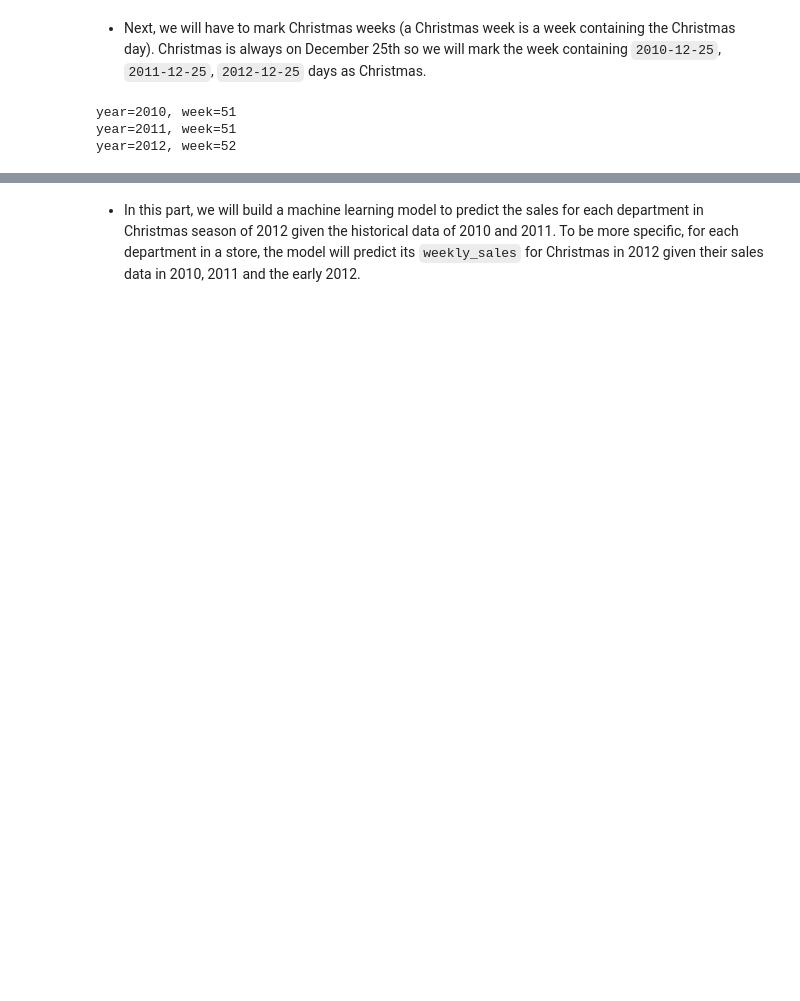
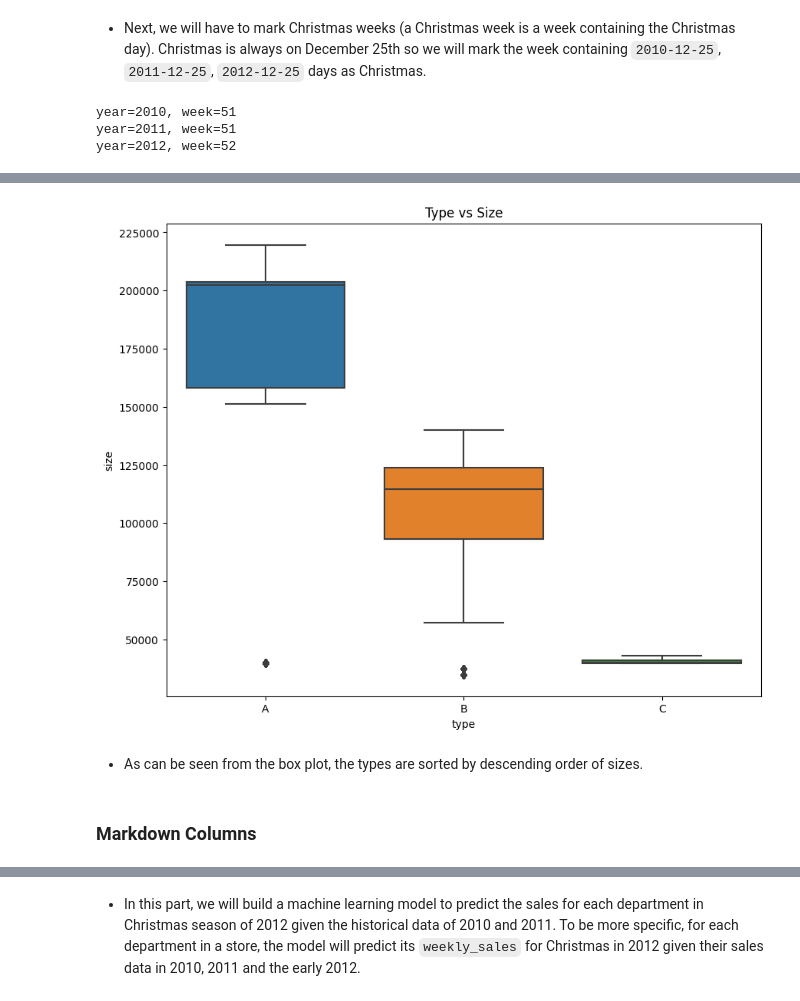
Before and after one commit to hungnd11/msc-business-intelligence, a Jupyter notebook: capstone-project/notebooks/sales_forecasting_spark.ipynb, the cells around one changed output, grey strips where cells are left out. Drawn from its saved outputs; the diff is of its cells as text; code cells hidden in the pictures; blank space fills up the shorter version.

```diff
--- a/capstone-project/notebooks/sales_forecasting_spark.ipynb
+++ b/capstone-project/notebooks/sales_forecasting_spark.ipynb
@@ -299,0 +429,20 @@ plt.show()
+# %%
+type_size_df = spark.sql(
+  """
+  select type, size
+  from train_features
+  """).toPandas()
+# %%
+type_size_df["size"] = type_size_df["size"].astype(np.float32)
+# %%
+fig = plt.figure(figsize=(10, 8))
+ax = fig.gca()
+sns.boxplot(x="type", y="size", data=type_size_df, ax=ax)
+ax.set_title("Type vs Size")
+plt.show()
+# %% [output]
+[figure, added]
+# %% [markdown]
+* As can be seen from the box plot, the types are sorted by descending order of sizes.
+# %% [markdown]
+### Markdown Columns
```
Also changed, not shown: parts of 91 cells of this notebook, 6 other files.
